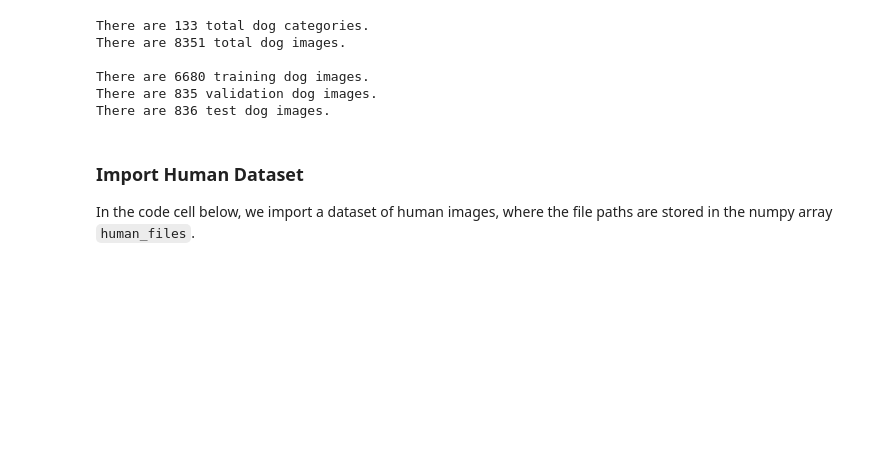
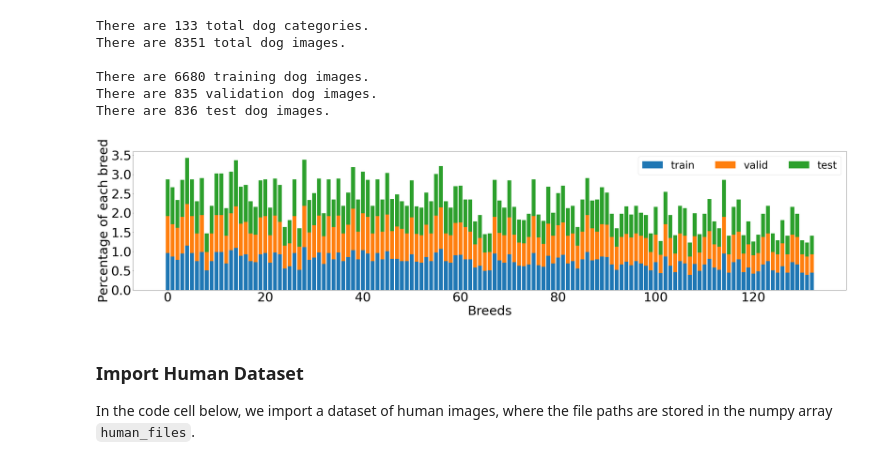
Before and after one commit to Chris7911/dog-breeds-project, a Jupyter notebook: dog_app.ipynb, the cells around one changed output. Cells and saved outputs as stored; diff of their text form; code cells hidden in the pictures; blank space fills up the shorter version.

```diff
--- a/dog_app.ipynb
+++ b/dog_app.ipynb
@@ -90,6 +90,29 @@ There are 8351 total dog images.
 There are 6680 training dog images.
 There are 835 validation dog images.
 There are 836 test dog images.
+# %%
+distribution_train = 100*np.sum(train_targets, axis=0) / np.sum(np.sum(train_targets))
+distribution_valid = 100*np.sum(valid_targets, axis=0) / np.sum(np.sum(valid_targets))
+distribution_test = 100*np.sum(test_targets, axis=0) / np.sum(np.sum(test_targets))
+
+fig, ax = plt.subplots()
+fig.set_size_inches(50, 10)
+
+ax.bar(np.arange(133), distribution_train)
+ax.bar(np.arange(133), distribution_valid, bottom=distribution_train)
+ax.bar(np.arange(133), distribution_test, bottom=distribution_train+distribution_valid)
+
+plt.xlabel('Breeds', fontsize=50)
+plt.ylabel('Percentage of each breed', fontsize=50)
+
+plt.xticks(size = 50)
+plt.yticks(size = 50)
+
+plt.legend(['train', 'valid', 'test'], fontsize=40, ncol=3)
+
+plt.show()
+# %% [output]
+[figure, added]
 # %% [markdown]
 ### Import Human Dataset
 
```
Also changed, not shown: parts of 10 cells of this notebook, 1 other file.
